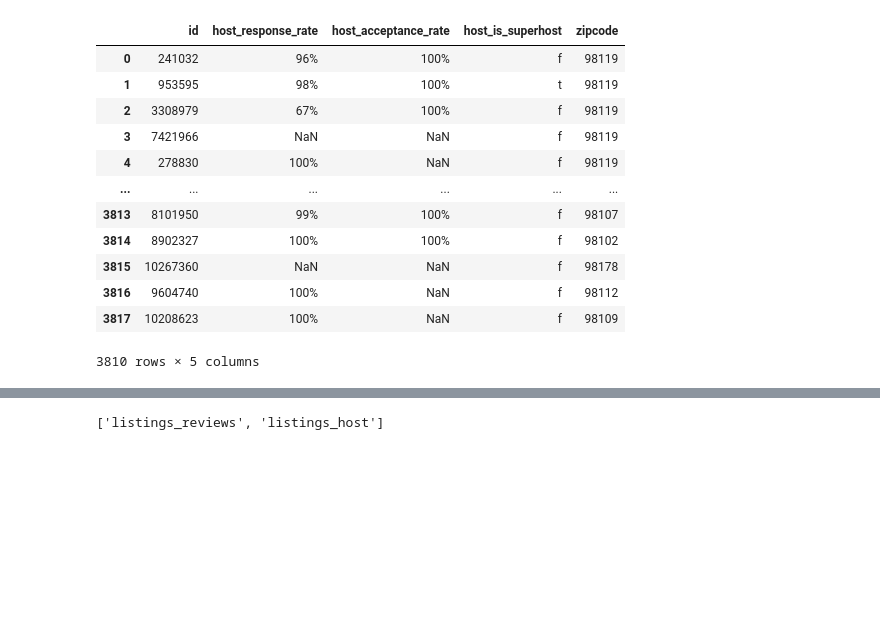
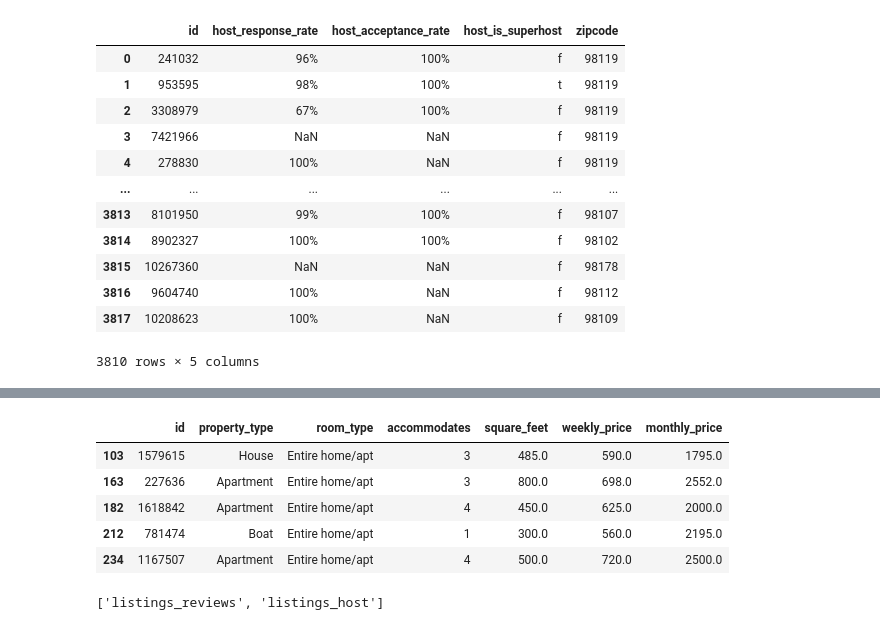
Before and after one commit to nt1analytics/Project-2, a Jupyter notebook: airbnb.ipynb, the cells around one changed output, grey strips where cells are left out. Cells and saved outputs as stored; diff of their text form; code cells hidden in the pictures; blank space fills up the shorter version.

```diff
--- a/airbnb.ipynb
+++ b/airbnb.ipynb
@@ -228,3 +253,13 @@ listings_host_df
+# %%
+type_price_df.dropna(subset=["property_type","room_type","accommodates","square_feet","weekly_price","monthly_price"], inplace=True)
+type_price_df.head()
+# %% [output]
+|  | id | property_type | room_type | accommodates | square_feet | weekly_price | monthly_price |
+| 103 | 1579615 | House | Entire home/apt | 3 | 485.0 | 590.0 | 1795.0 |
+| 163 | 227636 | Apartment | Entire home/apt | 3 | 800.0 | 698.0 | 2552.0 |
+| 182 | 1618842 | Apartment | Entire home/apt | 4 | 450.0 | 625.0 | 2000.0 |
+| 212 | 781474 | Boat | Entire home/apt | 1 | 300.0 | 560.0 | 2195.0 |
+| 234 | 1167507 | Apartment | Entire home/apt | 4 | 500.0 | 720.0 | 2500.0 |
 # %%
 protocol = 'postgresql'
 username = 'postgres'
```
Also changed, not shown: parts of 6 cells of this notebook.
